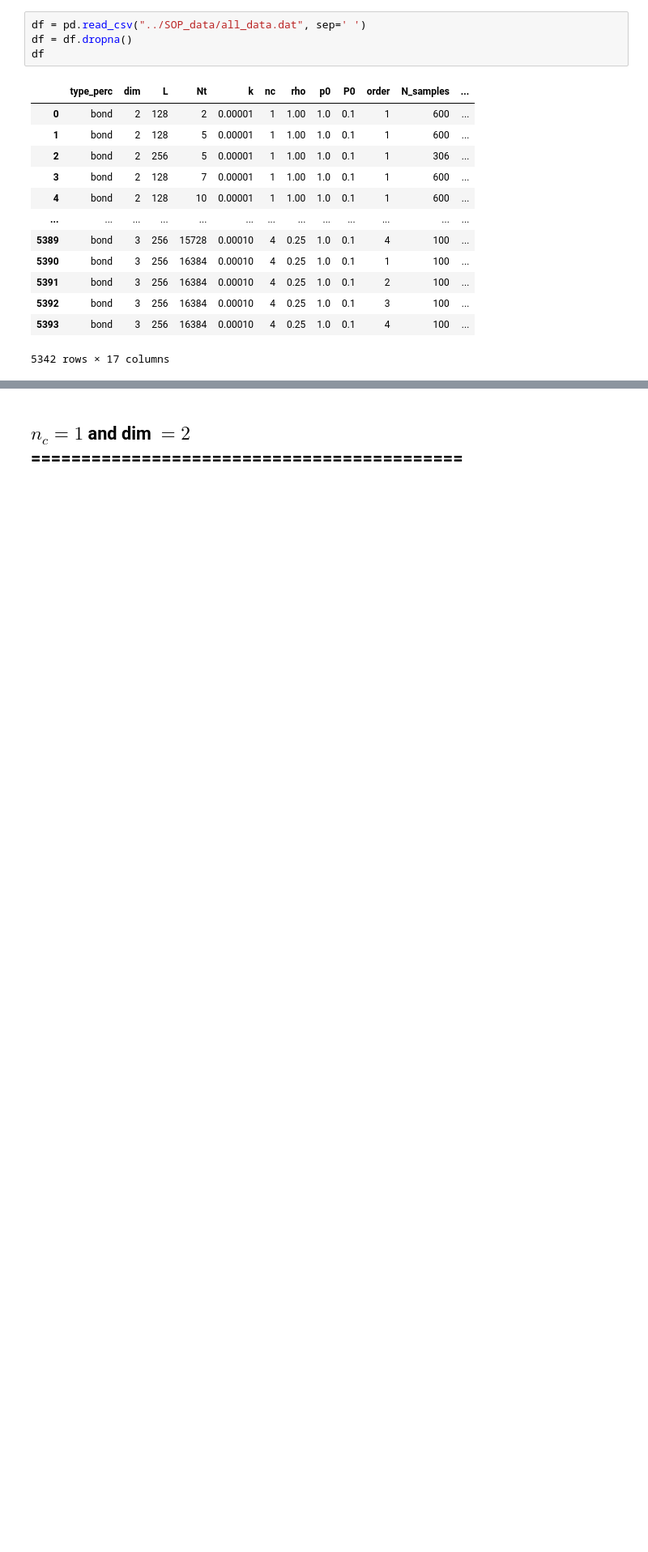
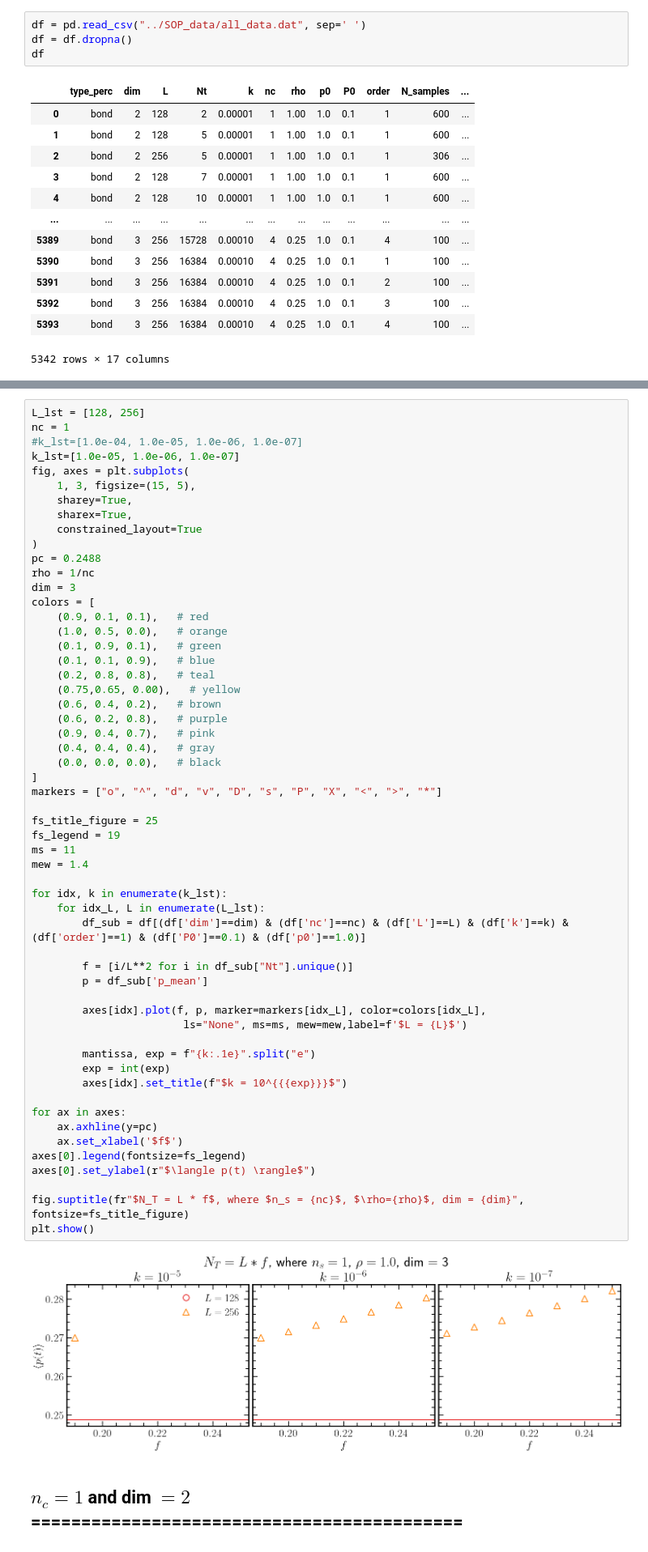
Before and after one commit to JuniorAlencar/self_organization_percolation, a Jupyter notebook: jupyter/parameters_analysis.ipynb, the cells around one changed output, grey strips where cells are left out. Shown at 81% size. Drawn from its saved outputs; the diff is of its cells as text; blank space fills up the shorter version.

```diff
--- a/jupyter/parameters_analysis.ipynb
+++ b/jupyter/parameters_analysis.ipynb
@@ -167,3 +171,61 @@ ValueError: x and y must have same first dimension, but have shapes (2,) and (4,
+# %%
+L_lst = [128, 256]
+nc = 1
+#k_lst=[1.0e-04, 1.0e-05, 1.0e-06, 1.0e-07]
+k_lst=[1.0e-05, 1.0e-06, 1.0e-07]
+fig, axes = plt.subplots(
+    1, 3, figsize=(15, 5),
+    sharey=True,
+    sharex=True,
+    constrained_layout=True
+)
+pc = 0.2488
+rho = 1/nc
+dim = 3
+colors = [
+    (0.9, 0.1, 0.1),   # red
+    (1.0, 0.5, 0.0),   # orange
+    (0.1, 0.9, 0.1),   # green
+    (0.1, 0.1, 0.9),   # blue
+    (0.2, 0.8, 0.8),   # teal
+    (0.75,0.65, 0.00),   # yellow
+    (0.6, 0.4, 0.2),   # brown
+    (0.6, 0.2, 0.8),   # purple
+    (0.9, 0.4, 0.7),   # pink
+    (0.4, 0.4, 0.4),   # gray
+    (0.0, 0.0, 0.0),   # black
+]
+markers = ["o", "^", "d", "v", "D", "s", "P", "X", "<", ">", "*"]
+
+fs_title_figure = 25
+fs_legend = 19
+ms = 11
+mew = 1.4
+
+for idx, k in enumerate(k_lst):
+    for idx_L, L in enumerate(L_lst):
+        df_sub = df[(df['dim']==dim) & (df['nc']==nc) & (df['L']==L) & (df['k']==k) & (df['order']==1) & (df['P0']==0.1) & (df['p0']==1.0)]
+
+        f = [i/L**2 for i in df_sub["Nt"].unique()]
+        p = df_sub['p_mean']
+
+        axes[idx].plot(f, p, marker=markers[idx_L], color=colors[idx_L],
+                        ls="None", ms=ms, mew=mew,label=f'$L = {L}$')
+
+        mantissa, exp = f"{k:.1e}".split("e")
+        exp = int(exp)
+        axes[idx].set_title(f"$k = 10^{{{exp}}}$")
+
+for ax in axes:
+    ax.axhline(y=pc)
+    ax.set_xlabel('$f$')
+axes[0].legend(fontsize=fs_legend)
+axes[0].set_ylabel(r"$\langle p(t) \rangle$")
+
+fig.suptitle(fr"$N_T = L * f$, where $n_s = {nc}$, $\rho={rho}$, dim = {dim}", fontsize=fs_title_figure)
+plt.show()
+# %% [output]
+[figure, added]
 # %% [markdown]
 ## $n_c = 1$ and dim $= 2$ ===========================================
 # %%
```
Also changed, not shown: parts of 3 cells of this notebook.
